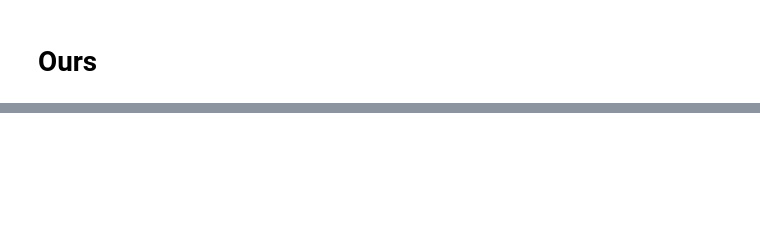
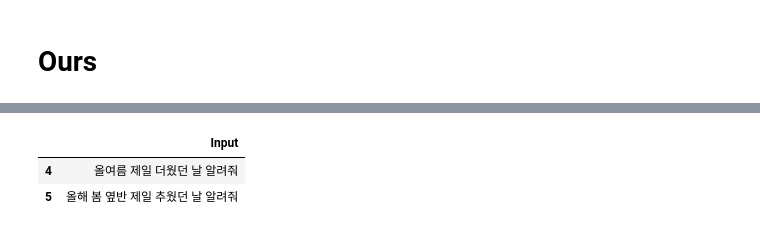
Before and after one commit to sungminlee114/LGHVAC_2ndyear, a Jupyter notebook: src/tiot.ipynb, the cells around one changed output, grey strips where cells are left out. Cells and saved outputs as stored; diff of their text form; code cells hidden in the pictures; blank space fills up the shorter version.

```diff
--- a/src/tiot.ipynb
+++ b/src/tiot.ipynb
@@ -30,7 +34,7 @@ def read_json(path):
     # result = [{"Input": d["Input"], "Response": json.dumps(d["Response"], ensure_ascii=False)} for d in result]
     return result
 
-def run_query_and_get_report(input, scenario, instruction_set):
+def run_query_and_get_report(input, metadata, scenario, instruction_set):
     input_report = {}
     input_report["Input"] = input
     input_report["Scenario"] = scenario
@@ -42,7 +46,12 @@ def run_query_and_get_report(input, scenario, instruction_set):
             args = instruction["args"]
             result_var_name = instruction["result_name"]
             # print(f"Query: {args}, {result_var_name}")
-            result_df = DBManager.structured_query(args, get_rowids=True)
+            if "temporal" in args:
+                del args["table_name"]
+                args["metadata"] = metadata
+                result_df = DBManager.structured_query_data_t(args, get_rowids=True)
+            else:
+                result_df = DBManager.structured_query(args, get_rowids=True)
             # print(f"Result:\n{result_df}")
             try:
                 if "timestamp" in result_df.columns:
@@ -57,7 +66,7 @@ def run_query_and_get_report(input, scenario, instruction_set):
-
+                input_report["Metadata"] = metadata
                 input_report["Result"].append({
                     "type": "q",
-                    "args": args,
+                    # "args": args,
                     # "result_name": result_var_name,
                     "result_shape": result_df.shape,
                     "result_columns": cols,
@@ -72,7 +81,7 @@ def run_query_and_get_report(input, scenario, instruction_set):
 
 def build_query_groundtruth():
     ds_ts = []
-    dt_tr = []
+    ds_tr = []
     # base_dataset_dir = Path(f"{BASE_DIR}/finetuning/dataset/v5-250228-multimetadata")
     base_dataset_dir = Path(f"{BASE_DIR}/finetuning/dataset/v6-250306-optimizetoken")
     for directory in base_dataset_dir.iterdir():
@@ -82,12 +91,13 @@ def build_query_groundtruth():
                 ts[i]["Scenario"] = directory.name
             ds_ts.extend(ts)
 
-            # tr = read_json(f"{directory}/onlyq_tr.json")
-            # for i, d in enumerate(tr):
-            #     tr[i]["Scenario"] = directory.name
-            # dt_tr.extend(tr)
+            tr = read_json(f"{directory}/onlyq_tr.json")
+            for i, d in enumerate(tr):
+                tr[i]["Scenario"] = directory.name
+            ds_tr.extend(tr)
 
-    ds = ds_ts
+    metadata = None
+    ds = ds_tr + ds_ts
 
     db_gt_filename = f"{BASE_DIR}/experiments/db_gt.json"
 
@@ -107,7 +117,7 @@ def build_query_groundtruth():
                 instruction_set = response["지시"]
                 # print(f"Instruction Set: {type(instruction_set)}, {len(instruction_set)}")
 
-                input_report = run_query_and_get_report(input, scenario, instruction_set)
+                input_report = run_query_and_get_report(input, metadata, scenario, instruction_set)
 
                 try:
                     # print(input_report)
@@ -363,8 +335,8 @@ cand_response_filename = "response-sh2orc-Llama-3.1-Korean-8B-Instruct-v5_r256_a
 # cand_response_filename = "r-v5_r128_a256_ours-checkpoint-52-batch"
 # cand_response_filename = "r-v5_r128_a256_ours_noexample-checkpoint-50-batch"
 # cand_response_filename = "r-v6_r128_a256_ours-checkpoint-52"
-cand_response_filename = "r-v6_r256_a512_ours-checkpoint-40"
-cand_response_filename = "r-v6_r256_a512_ours_shorten-checkpoint-30"
+# cand_response_filename = "r-v6_r256_a512_ours-checkpoint-40"
+# cand_response_filename = "r-v6_r256_a512_ours_shorten-checkpoint-30"
 cand_response_filename = f"{BASE_DIR}/experiments/{cand_response_filename}.json"
 
 eval_df = eval_query(db_gt_filename, cand_response_filename)
@@ -386,0 +557,6 @@ eval_df[eval_df["ExactMatch"] == 0][["Input", "Scenario", "FalsePositive", "Fals
+# %%
+eval_df[eval_df["ExactMatch"] == 0][["Input"]]
+# %% [output]
+|  | Input |
+| 4 | 올여름 제일 더웠던 날 알려줘 |
+| 5 | 올해 봄 옆반 제일 추웠던 날 알려줘 |
```
Also changed, not shown: parts of 15 cells of this notebook, 21 other files.
